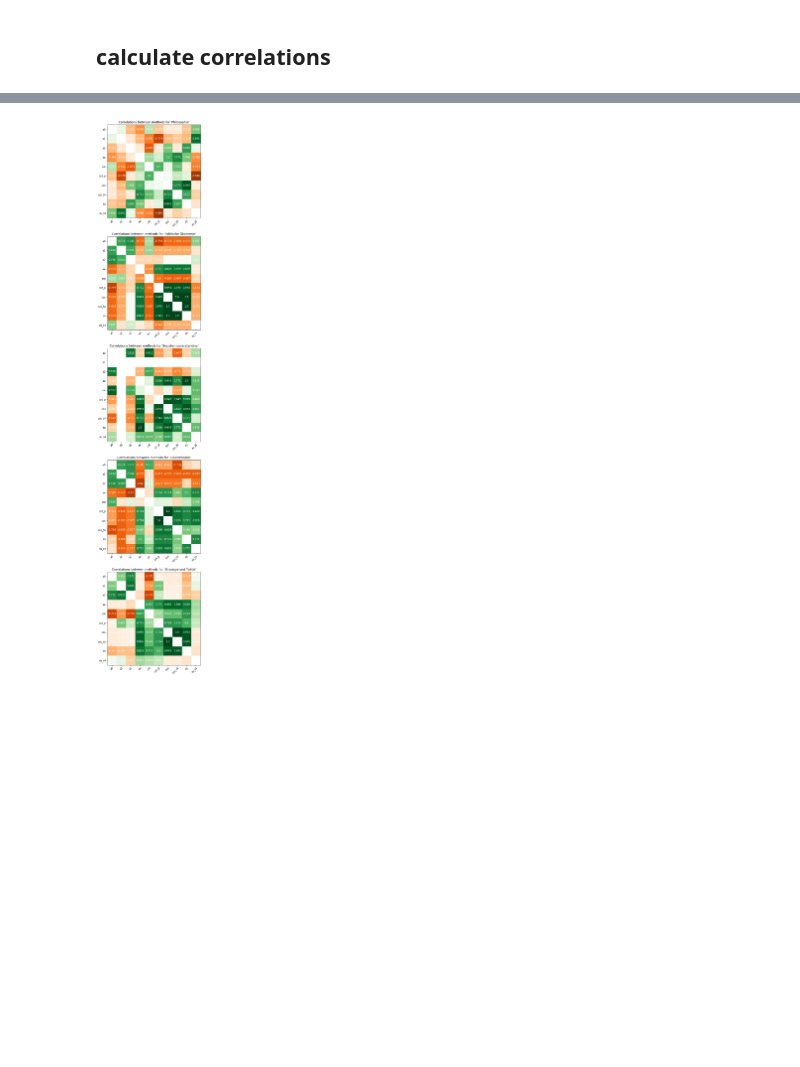
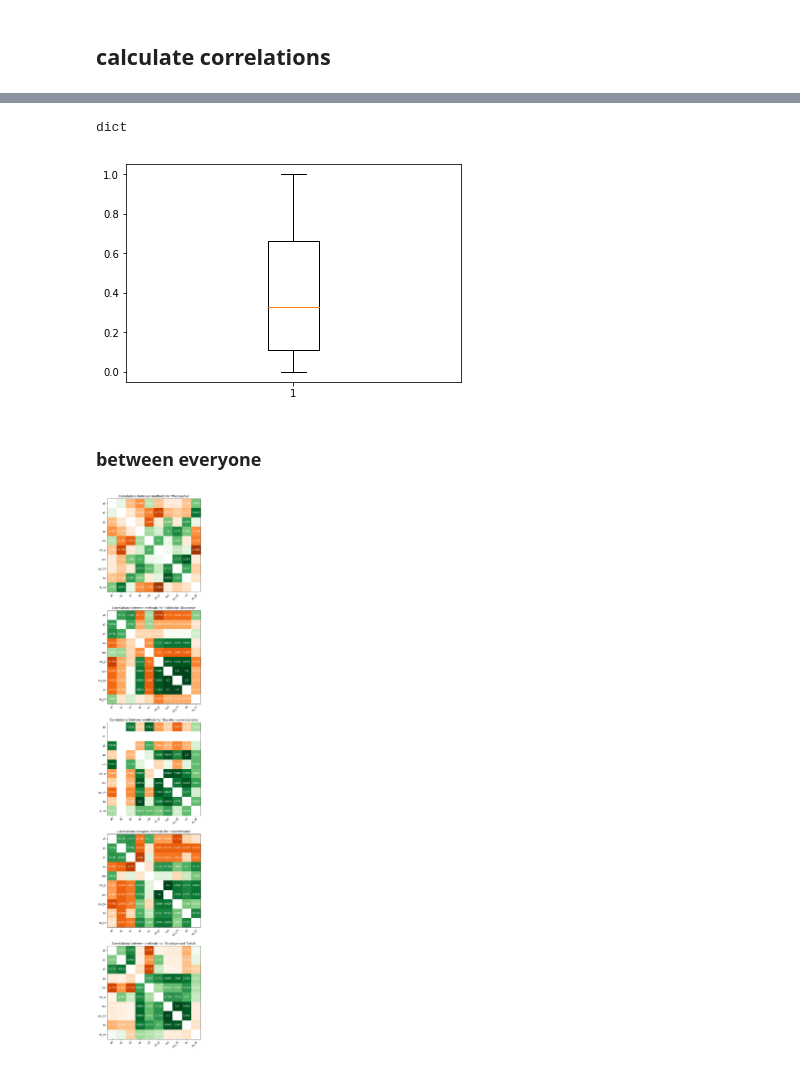
Before and after one commit to heinp/germarxcor, a Jupyter notebook: code/theory_embeddings.ipynb, the cells around one changed output, grey strips where cells are left out. Saved outputs shown, nothing was run; the diff lists cells and outputs as text; code cells hidden in the pictures; blank space fills up the shorter version.

```diff
--- a/code/theory_embeddings.ipynb
+++ b/code/theory_embeddings.ipynb
@@ -678,3 +717,11 @@ for cat in term_cats:
+# %%
+ps = list(filter(lambda x: not math.isnan(x), ps))
+type(plt.boxplot(ps))
+# %% [output]
+dict
+[figure, added]
+# %% [markdown]
+### between everyone
 # %%
 # new colormap for correlation values
 from matplotlib import cm
```
Also changed, not shown: parts of 4 cells of this notebook, 1 other file.
